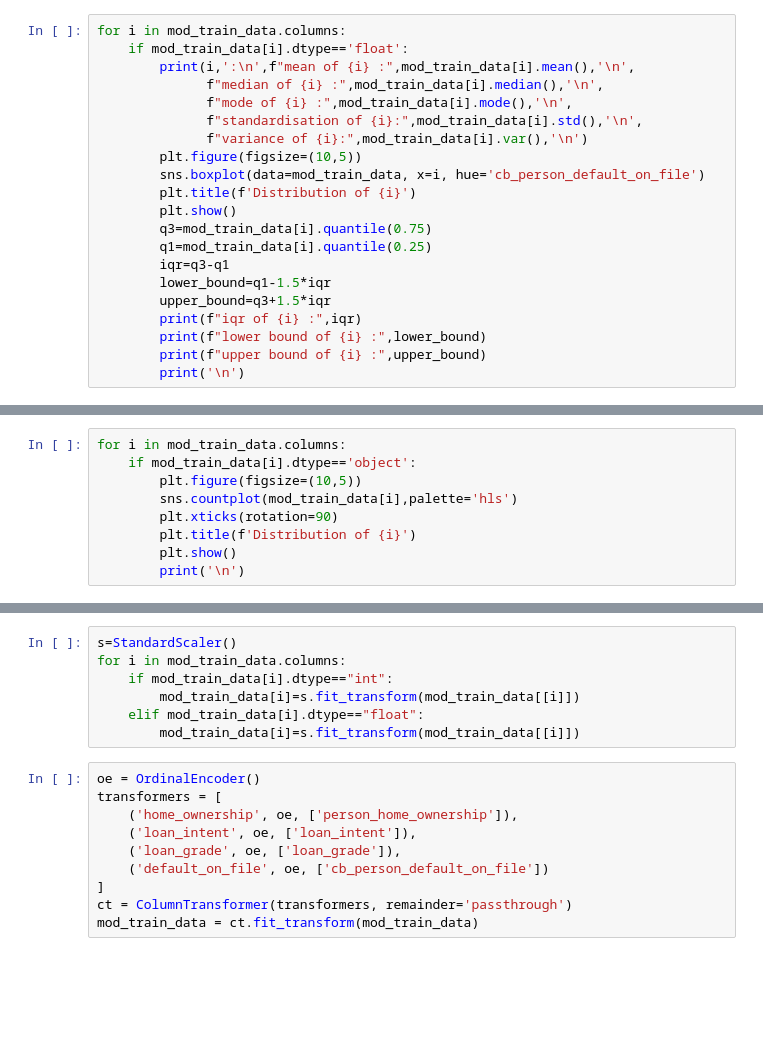
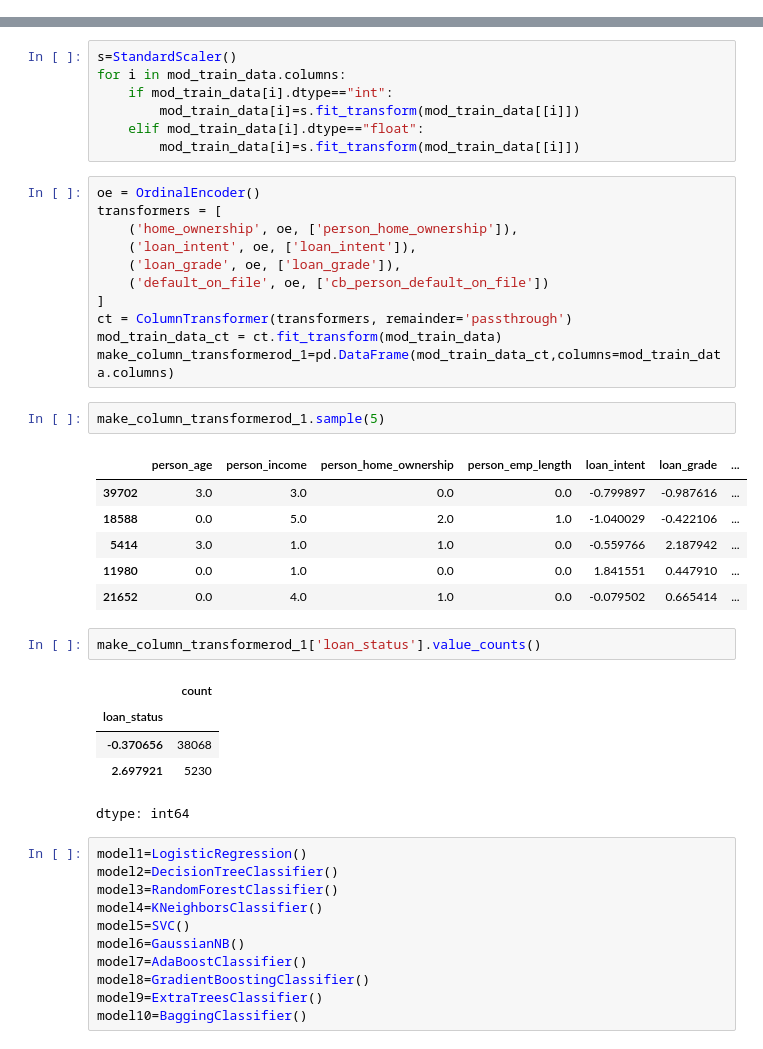
Before and after one commit to ankitg-02/kaggle-competition, a Jupyter notebook: Loan_approval_1.ipynb, the cells around one changed output, grey strips where cells are left out. Cells and saved outputs as stored; diff of their text form; blank space fills up the shorter version.

```diff
--- a/Loan_approval_1.ipynb
+++ b/Loan_approval_1.ipynb
@@ -425,21 +364,0 @@ upper bound of loan_status : 0.0
-# %%
-for i in mod_train_data.columns:
-    if mod_train_data[i].dtype=='float':
-        print(i,':\n',f"mean of {i} :",mod_train_data[i].mean(),'\n',
-              f"median of {i} :",mod_train_data[i].median(),'\n',
-              f"mode of {i} :",mod_train_data[i].mode(),'\n',
-              f"standardisation of {i}:",mod_train_data[i].std(),'\n',
-              f"variance of {i}:",mod_train_data[i].var(),'\n')
-        plt.figure(figsize=(10,5))
-        sns.boxplot(data=mod_train_data, x=i, hue='cb_person_default_on_file')
-        plt.title(f'Distribution of {i}')
-        plt.show()
-        q3=mod_train_data[i].quantile(0.75)
-        q1=mod_train_data[i].quantile(0.25)
-        iqr=q3-q1
-        lower_bound=q1-1.5*iqr
-        upper_bound=q3+1.5*iqr
-        print(f"iqr of {i} :",iqr)
-        print(f"lower bound of {i} :",lower_bound)
-        print(f"upper bound of {i} :",upper_bound)
-        print('\n')
@@ -484,9 +364,0 @@ upper bound of loan_percent_income : 0.39
-# %%
-for i in mod_train_data.columns:
-    if mod_train_data[i].dtype=='object':
-        plt.figure(figsize=(10,5))
-        sns.countplot(mod_train_data[i],palette='hls')
-        plt.xticks(rotation=90)
-        plt.title(f'Distribution of {i}')
-        plt.show()
-        print('\n')
@@ -521,4 +459,33 @@ transformers = [
     ('default_on_file', oe, ['cb_person_default_on_file'])
 ]
 ct = ColumnTransformer(transformers, remainder='passthrough')
-mod_train_data = ct.fit_transform(mod_train_data)
+mod_train_data_ct = ct.fit_transform(mod_train_data)
+make_column_transformerod_1=pd.DataFrame(mod_train_data_ct,columns=mod_train_data.columns)
+# %%
+make_column_transformerod_1.sample(5)
+# %% [output]
+|  | person_age | person_income | person_home_ownership | person_emp_length | loan_intent | loan_grade | ... |
+| 39702 | 3.0 | 3.0 | 0.0 | 0.0 | -0.799897 | -0.987616 | ... |
+| 18588 | 0.0 | 5.0 | 2.0 | 1.0 | -1.040029 | -0.422106 | ... |
+| 5414 | 3.0 | 1.0 | 1.0 | 0.0 | -0.559766 | 2.187942 | ... |
+| 11980 | 0.0 | 1.0 | 0.0 | 0.0 | 1.841551 | 0.447910 | ... |
+| 21652 | 0.0 | 4.0 | 1.0 | 0.0 | -0.079502 | 0.665414 | ... |
+# %%
+make_column_transformerod_1['loan_status'].value_counts()
+# %% [output]
+|  | count |
+| loan_status |  |
+| -0.370656 | 38068 |
+| 2.697921 | 5230 |
+dtype: int64
+# %%
+model1=LogisticRegression()
+model2=DecisionTreeClassifier()
+model3=RandomForestClassifier()
+model4=KNeighborsClassifier()
+model5=SVC()
+model6=GaussianNB()
+model7=AdaBoostClassifier()
+model8=GradientBoostingClassifier()
+model9=ExtraTreesClassifier()
+model10=BaggingClassifier()
```
Also changed, not shown: parts of 10 cells of this notebook.
